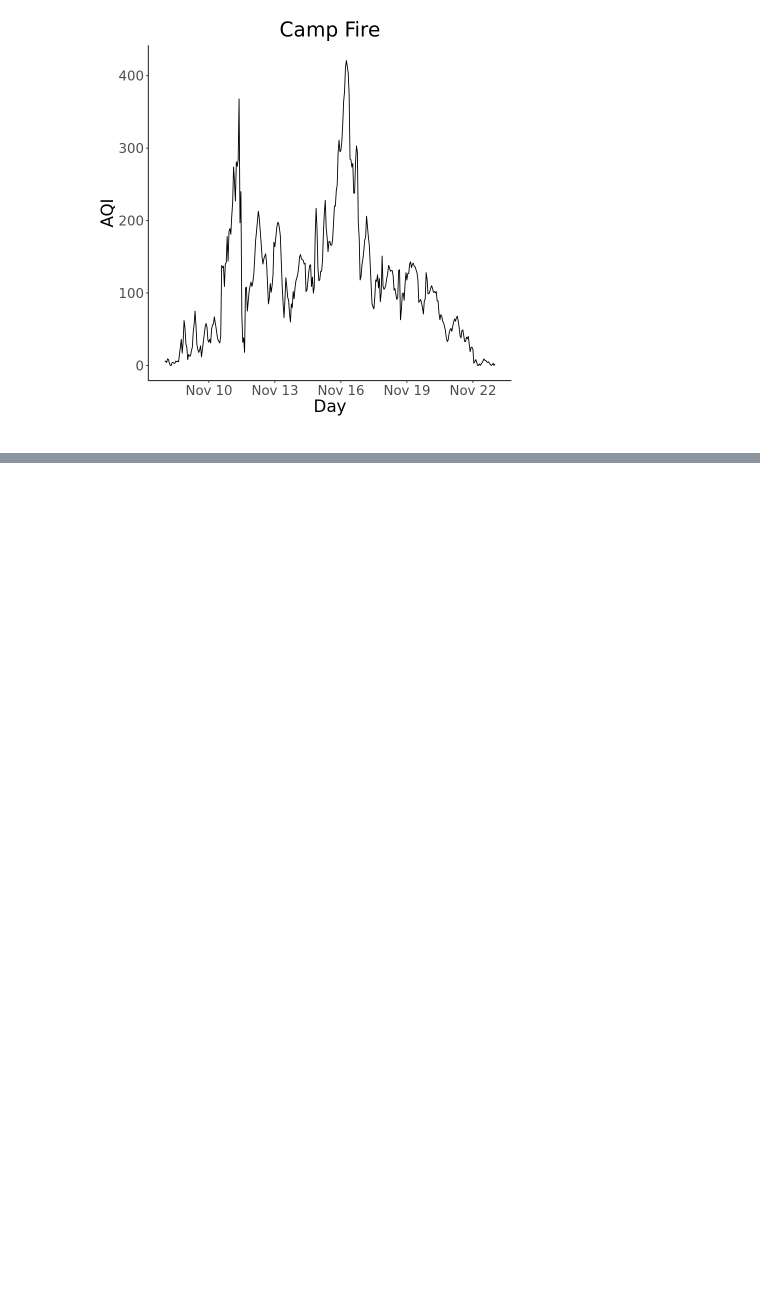
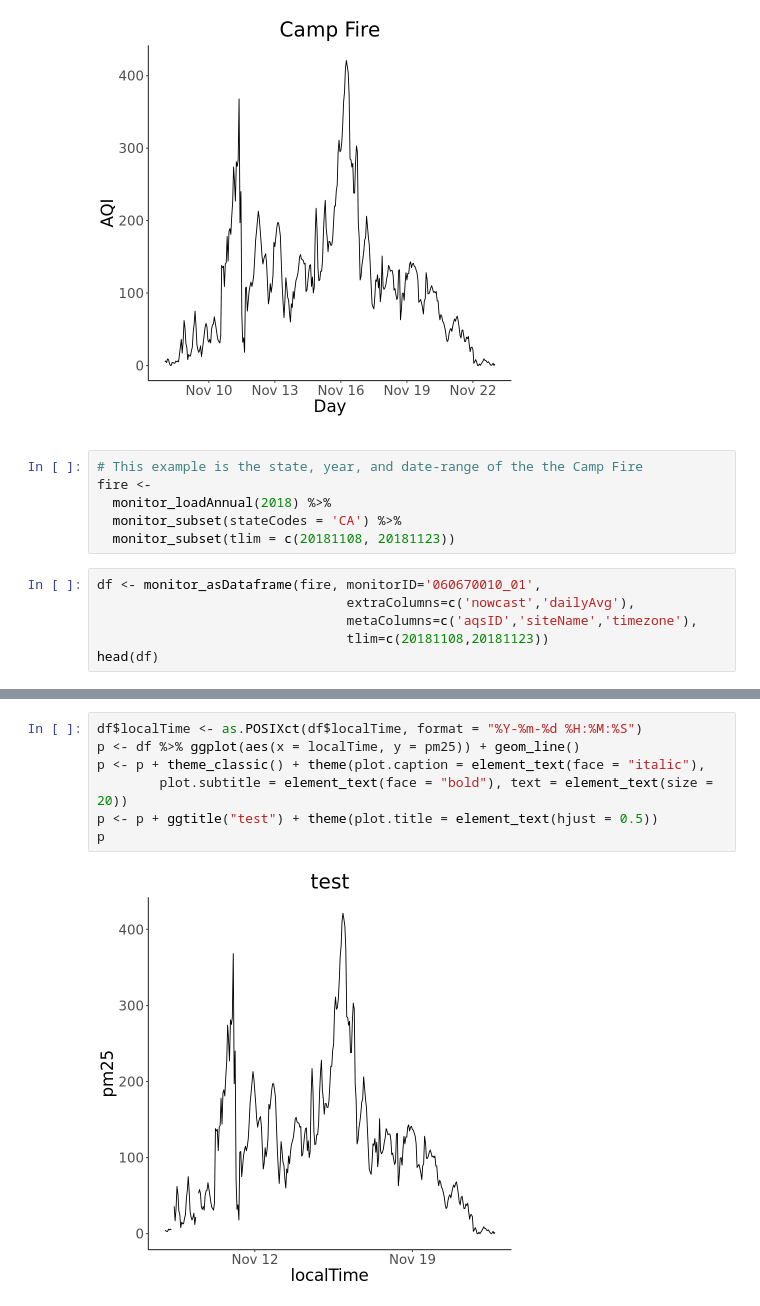
Before and after one commit to nasiegel88/airquality, a Jupyter notebook: airquality.ipynb, the cells around one changed output, grey strips where cells are left out. Cells and saved outputs as stored; diff of their text form; blank space fills up the shorter version.

```diff
--- a/airquality.ipynb
+++ b/airquality.ipynb
@@ -29,3 +29,15 @@ fire_location <-
 fire_plot_aqi(x = fire_location , title = "Camp Fire")
 # %% [output]
 [figure]
+# %%
+# This example is the state, year, and date-range of the the Camp Fire
+fire <-
+  monitor_loadAnnual(2018) %>%
+  monitor_subset(stateCodes = 'CA') %>%
+  monitor_subset(tlim = c(20181108, 20181123))
+# %%
+df <- monitor_asDataframe(fire, monitorID='060670010_01',
+                                extraColumns=c('nowcast','dailyAvg'),
+                                metaColumns=c('aqsID','siteName','timezone'),
+                                tlim=c(20181108,20181123))
+head(df)
@@ -31,0 +54,9 @@ fire_plot_aqi(x = fire_location , title = "Camp Fire")
+# %%
+df$localTime <- as.POSIXct(df$localTime, format = "%Y-%m-%d %H:%M:%S")
+p <- df %>% ggplot(aes(x = localTime, y = pm25)) + geom_line()
+p <- p + theme_classic() + theme(plot.caption = element_text(face = "italic"),
+        plot.subtitle = element_text(face = "bold"), text = element_text(size = 20))
+p <- p + ggtitle("test") + theme(plot.title = element_text(hjust = 0.5))
+p
+# %% [output]
+[figure, added]
```
Also changed, not shown: parts of 2 cells of this notebook.
